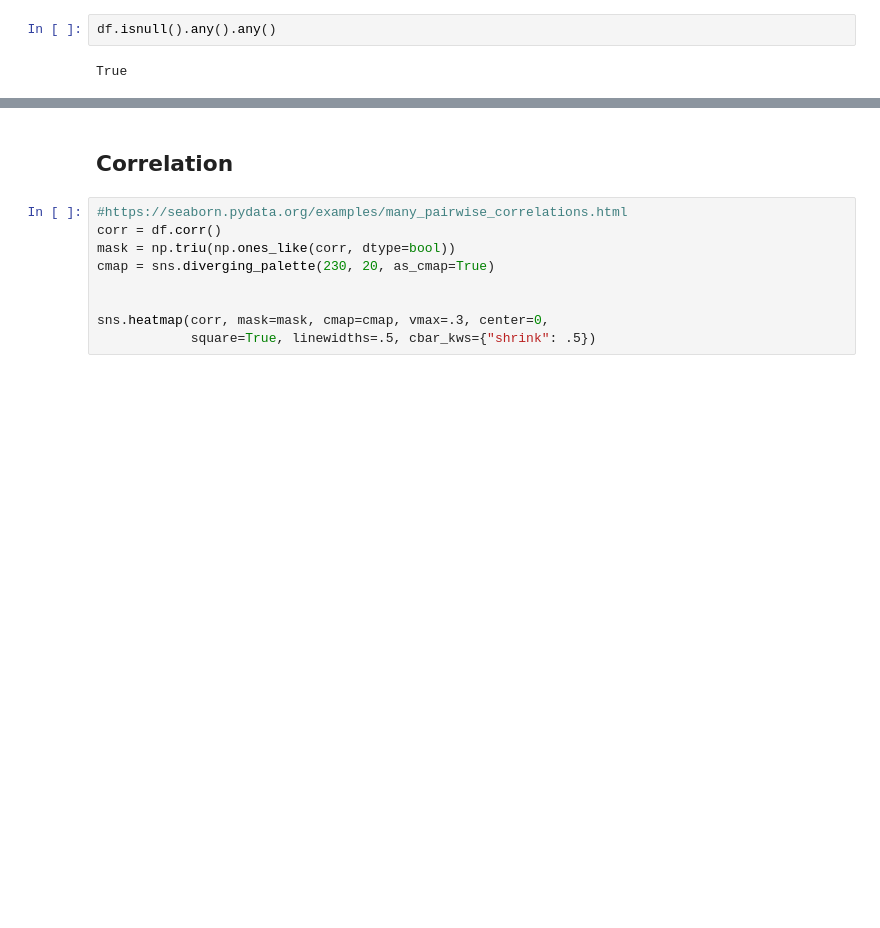
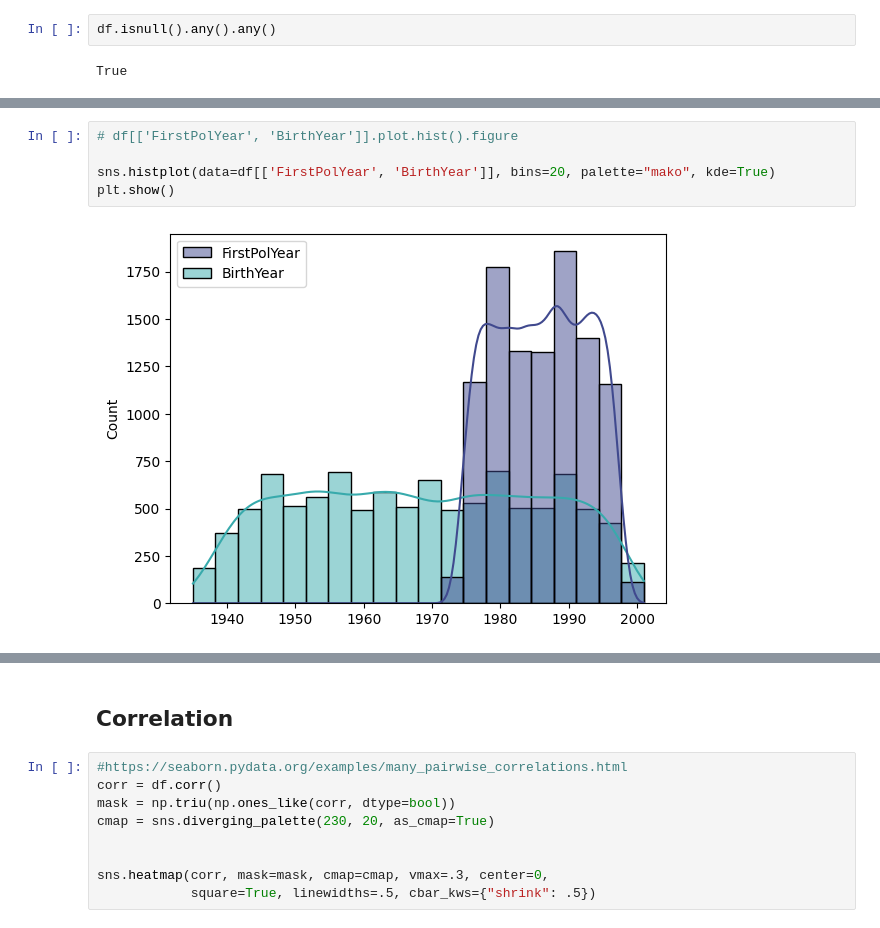
Before and after one commit to joicepreuss/DataMiningHMW--A2ZInsurance, a Jupyter notebook: A2ZInsurance.ipynb, the cells around one changed output, grey strips where cells are left out. Saved outputs shown, nothing was run; the diff lists cells and outputs as text; blank space fills up the shorter version.

```diff
--- a/A2ZInsurance.ipynb
+++ b/A2ZInsurance.ipynb
@@ -151,0 +184,7 @@ True
+# %%
+# df[['FirstPolYear', 'BirthYear']].plot.hist().figure
+
+sns.histplot(data=df[['FirstPolYear', 'BirthYear']], bins=20, palette="mako", kde=True)
+plt.show()
+# %% [output]
+[figure, added]
```
Also changed, not shown: parts of 14 cells of this notebook.
